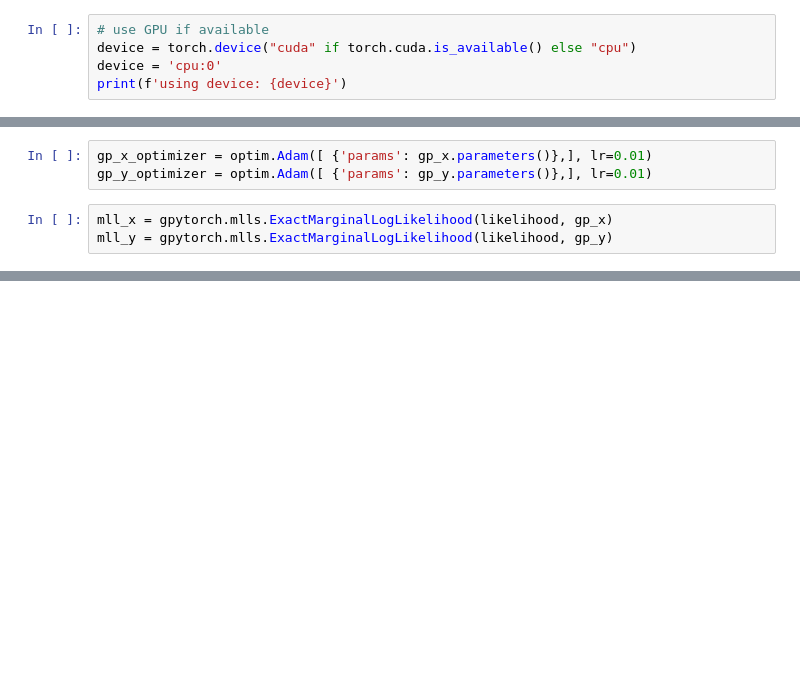
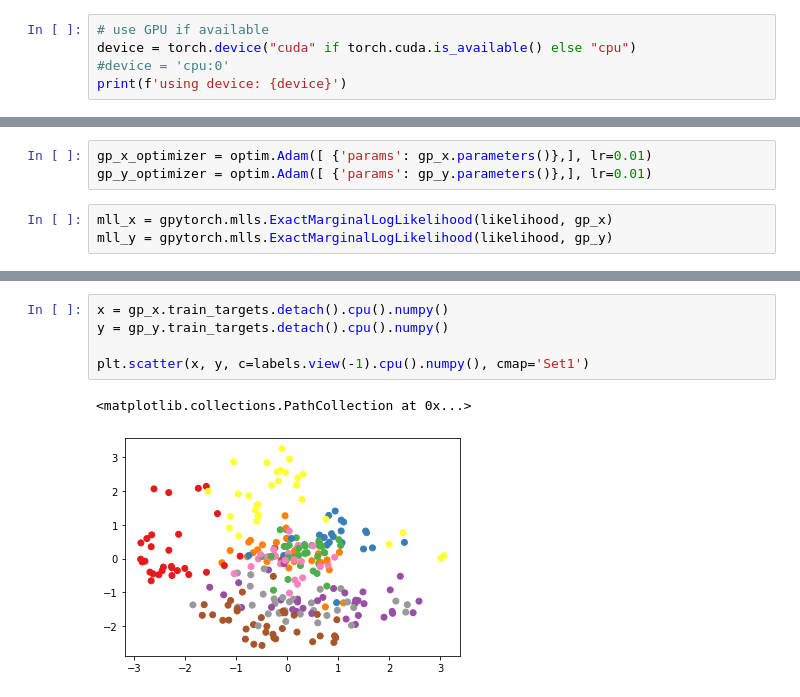
Before and after one commit to smentu/HIT_VAE, a Jupyter notebook: hit_vae/experiments/GP_testing.ipynb, the cells around one changed output, grey strips where cells are left out. Drawn from its saved outputs; the diff is of its cells as text; blank space fills up the shorter version.

```diff
--- a/hit_vae/experiments/GP_testing.ipynb
+++ b/hit_vae/experiments/GP_testing.ipynb
@@ -32,6 +33,6 @@ from hit_vae.basic_kernels.input_warping_kernel import InputWarpKernel
 # %%
 # use GPU if available
 device = torch.device("cuda" if torch.cuda.is_available() else "cpu")
-device = 'cpu:0'
+#device = 'cpu:0'
 print(f'using device: {device}')
 # %% [output]
@@ -193,0 +186,8 @@ Parameter name: covar_module.base_kernel.raw_lengthscale   value = -1.0764998197
+# %%
+x = gp_x.train_targets.detach().cpu().numpy()
+y = gp_y.train_targets.detach().cpu().numpy()
+
+plt.scatter(x, y, c=labels.view(-1).cpu().numpy(), cmap='Set1')
+# %% [output]
+<matplotlib.collections.PathCollection at 0x...>
+[figure, added]
```
Also changed, not shown: parts of 20 cells of this notebook, 1 other file.
